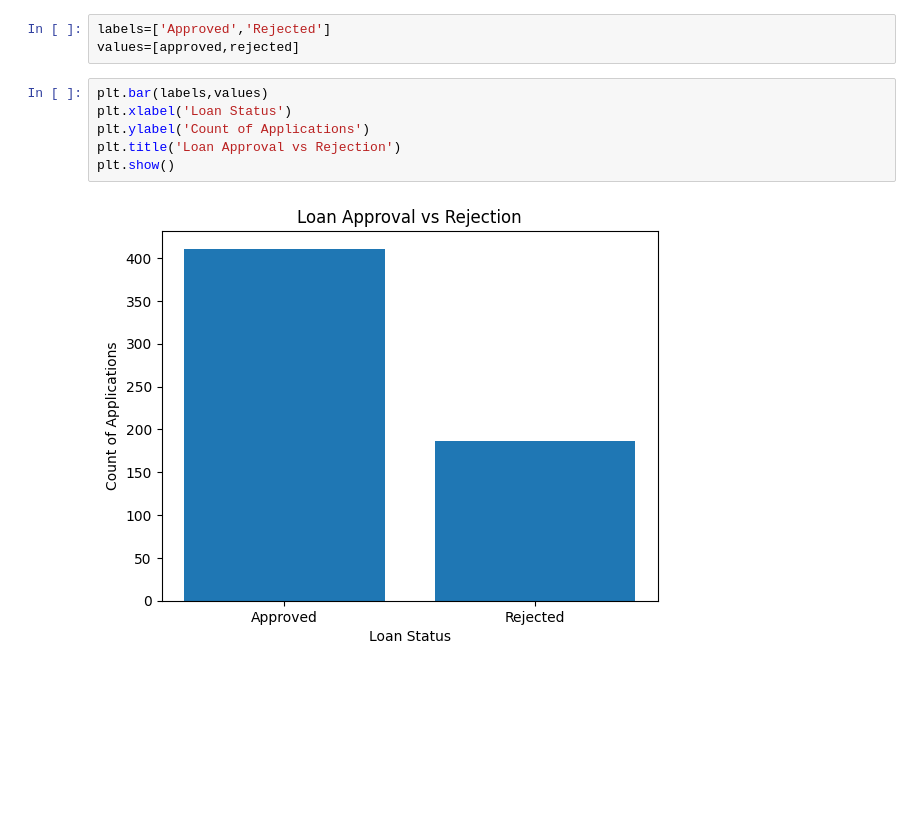
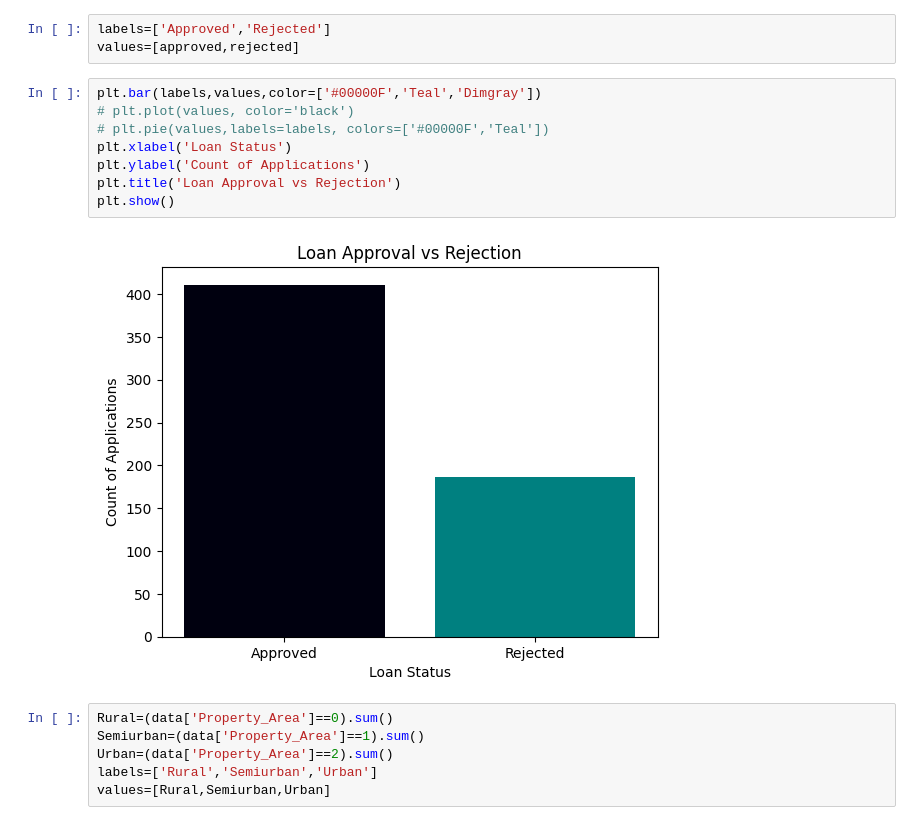
Before and after one commit to RudhranB-07/JavaUstProjects, a Jupyter notebook: LAP_Demo1.ipynb, the cells around one changed output. Drawn from its saved outputs; the diff is of its cells as text; blank space fills up the shorter version.

```diff
--- a/LAP_Demo1.ipynb
+++ b/LAP_Demo1.ipynb
@@ -160,10 +160,18 @@ rejected=(data['Loan_Status']==0).sum()
 labels=['Approved','Rejected']
 values=[approved,rejected]
 # %%
-plt.bar(labels,values)
+plt.bar(labels,values,color=['#00000F','Teal','Dimgray'])
+# plt.plot(values, color='black')
+# plt.pie(values,labels=labels, colors=['#00000F','Teal'])
 plt.xlabel('Loan Status')
 plt.ylabel('Count of Applications')
 plt.title('Loan Approval vs Rejection')
 plt.show()
 # %% [output]
-[figure, old version]
+[figure, new version]
+# %%
+Rural=(data['Property_Area']==0).sum()
+Semiurban=(data['Property_Area']==1).sum()
+Urban=(data['Property_Area']==2).sum()
+labels=['Rural','Semiurban','Urban']
+values=[Rural,Semiurban,Urban]
```
Also changed, not shown: parts of 1 cell of this notebook.
